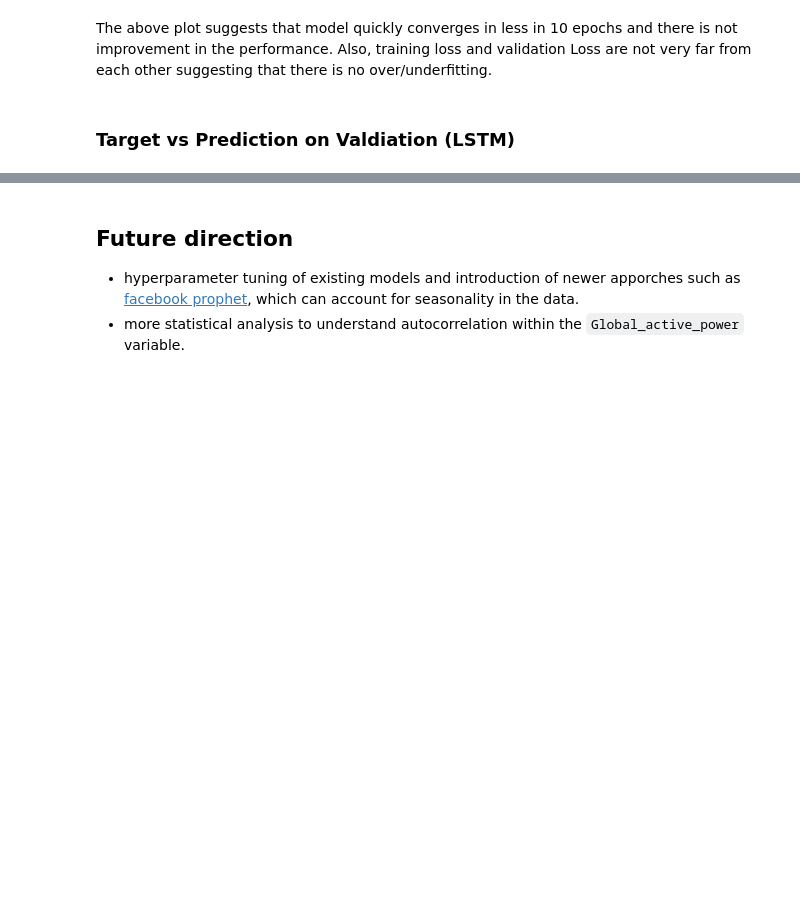
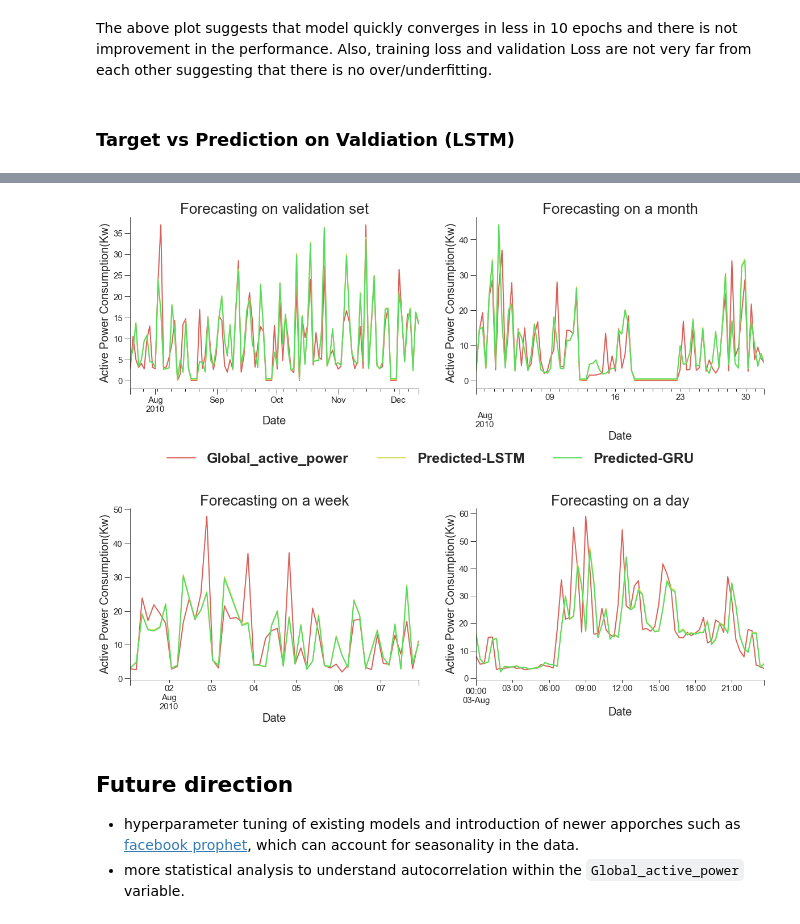
Before and after one commit to Vikasdubey0551/EDA_and_Timeseries-forecasting_power_consumption, a Jupyter notebook: TimeseriesEDA-forecasting-model-comparision.ipynb, the cells around one changed output, grey strips where cells are left out. Saved outputs shown, nothing was run; the diff lists cells and outputs as text; code cells hidden in the pictures; blank space fills up the shorter version.

```diff
--- a/TimeseriesEDA-forecasting-model-comparision.ipynb
+++ b/TimeseriesEDA-forecasting-model-comparision.ipynb
@@ -578,0 +657,5 @@ Text(0.5, 1.0, 'Target vs Predicted (LSTM)')
+# %%
+LSTM_pred = pd.read_csv('LSTM-predicted.csv',index_col=0,parse_dates=['Datetime'])
+GRU_pred = pd.read_csv('GRU-predicted.csv',index_col=0,parse_dates=['Datetime'])
+# %%
+models=pd.concat([LSTM_pred['Global_active_power'], LSTM_pred['Predicted-LSTM'], GRU_pred['Predicted-GRU']],axis=1)
@@ -579,3 +677,39 @@ Text(0.5, 1.0, 'Target vs Predicted (LSTM)')
+# %%
+fig = plt.figure(figsize=(20,15))
+fig.subplots_adjust(hspace=0.7)
+
+ax=fig.add_subplot(221)
+models[::200].plot(lw=2,ax=ax,legend=False)
+sns.despine(top=True)
+plt.ylabel('Active Power Consumption(Kw)')
+plt.xlabel('Date')
+plt.title('Forecasting on validation set',size=26)
+
+ax=fig.add_subplot(222)
+models[::50]['2010-08'].plot(lw=2,ax=ax)
+plt.legend(frameon=False,loc='best',bbox_to_anchor=(0.8,-0.3), ncol=3,prop={'size':25, 'weight':'bold'})
+sns.despine(top=True)
+plt.ylabel('Active Power Consumption(Kw)')
+plt.xlabel('Date')
+plt.title('Forecasting on a month',size=26)
+
+
+ax=fig.add_subplot(223)
+models[::20]['2010-08-01':'2010-08-07'].plot(lw=2,ax=ax,legend=False)
+sns.despine(top=True)
+plt.ylabel('Active Power Consumption(Kw)')
+plt.xlabel('Date')
+plt.title('Forecasting on a week',size=26)
+
+
+ax=fig.add_subplot(224)
+models[::2]['2010-08-03'].plot(lw=2,ax=ax,legend=False)
+sns.despine(top=True)
+plt.ylabel('Active Power Consumption(Kw)')
+plt.xlabel('Date')
+plt.title('Forecasting on a day',size=26);
+# %% [output]
+[figure, added]
 # %% [markdown]
 ## Future direction
 
```
Also changed, not shown: parts of 19 cells of this notebook, 1 other file.
